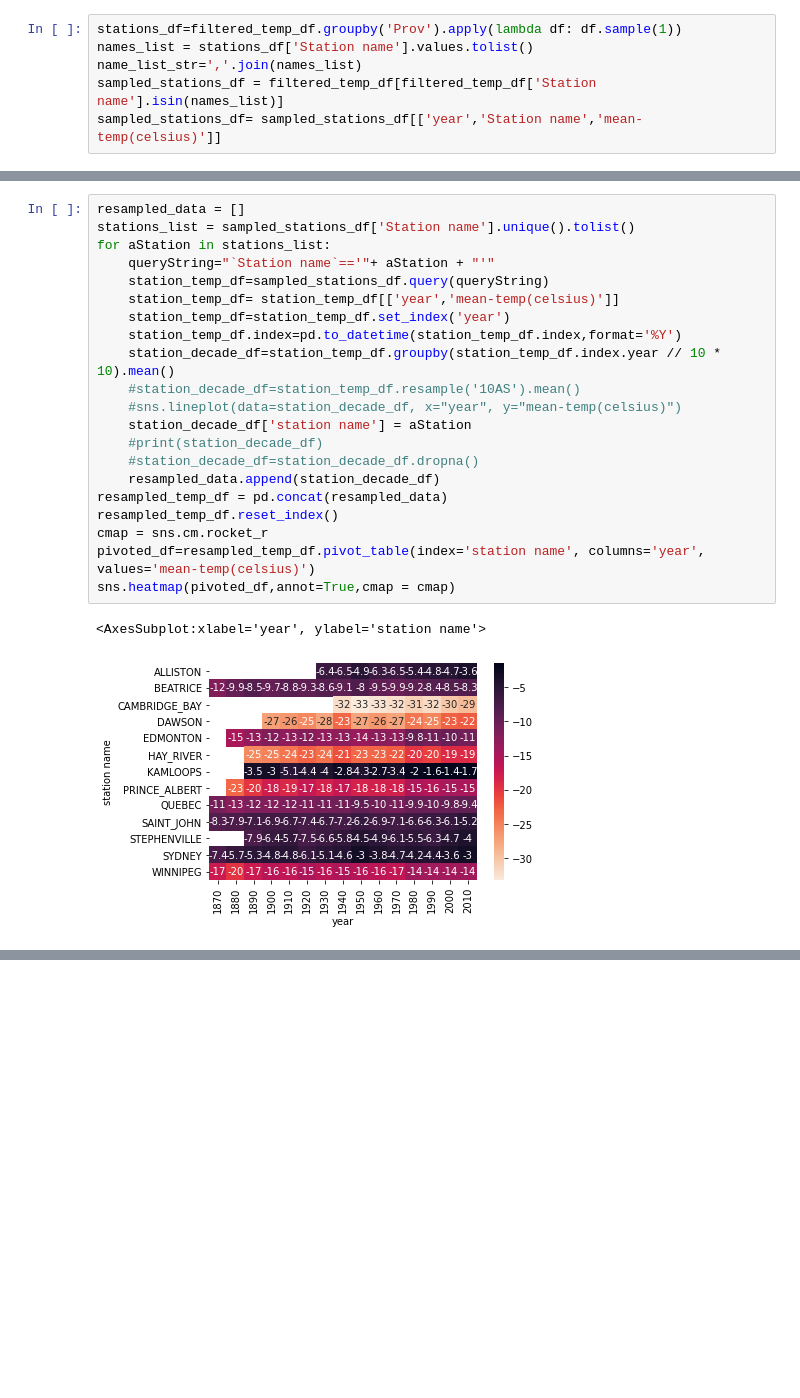
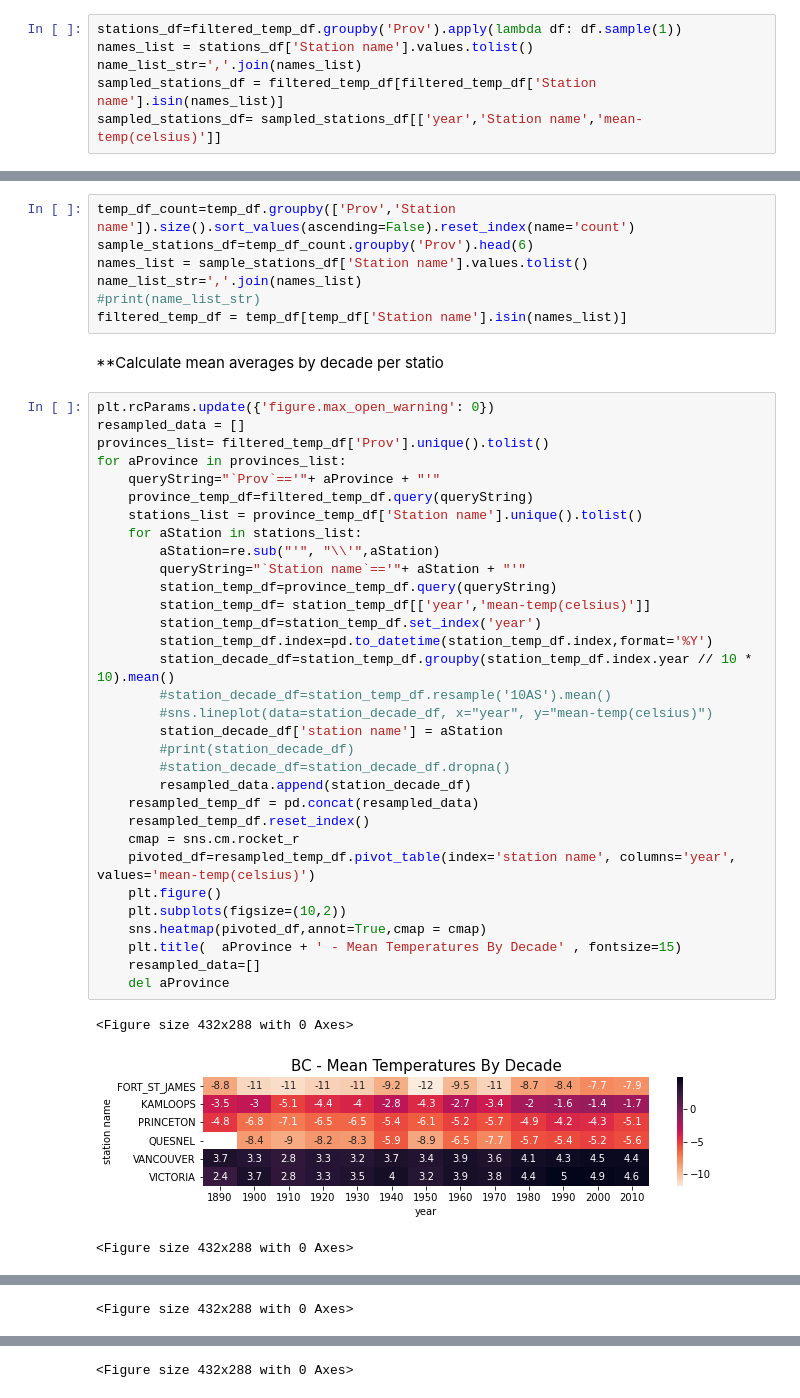
Before and after one commit to ielattar/Climate-Change, a Jupyter notebook: notebooks/temperature_trends.ipynb, the cells around one changed output, grey strips where cells are left out. Saved outputs shown, nothing was run; the diff lists cells and outputs as text; blank space fills up the shorter version.

Commit message:
add heat map per province

```diff
--- a/notebooks/temperature_trends.ipynb
+++ b/notebooks/temperature_trends.ipynb
@@ -92,24 +108,45 @@ sampled_stations_df= sampled_stations_df[['year','Station name','mean-temp(celsi
+# %%
+temp_df_count=temp_df.groupby(['Prov','Station name']).size().sort_values(ascending=False).reset_index(name='count')
+sample_stations_df=temp_df_count.groupby('Prov').head(6)
+names_list = sample_stations_df['Station name'].values.tolist()
+name_list_str=','.join(names_list)
+#print(name_list_str)
+filtered_temp_df = temp_df[temp_df['Station name'].isin(names_list)]
+# %% [markdown]
+**Calculate mean averages by decade per statio
 # %%
+plt.rcParams.update({'figure.max_open_warning': 0})
 resampled_data = []
-stations_list = sampled_stations_df['Station name'].unique().tolist()
-for aStation in stations_list:
-    queryString="`Station name`=='"+ aStation + "'"
-    station_temp_df=sampled_stations_df.query(queryString)
-    station_temp_df= station_temp_df[['year','mean-temp(celsius)']]
-    station_temp_df=station_temp_df.set_index('year')
-    station_temp_df.index=pd.to_datetime(station_temp_df.index,format='%Y')
-    station_decade_df=station_temp_df.groupby(station_temp_df.index.year // 10 * 10).mean()
-    #station_decade_df=station_temp_df.resample('10AS').mean()
-    #sns.lineplot(data=station_decade_df, x="year", y="mean-temp(celsius)")
-    station_decade_df['station name'] = aStation
-    #print(station_decade_df)
-    #station_decade_df=station_decade_df.dropna()
-    resampled_data.append(station_decade_df)
-resampled_temp_df = pd.concat(resampled_data)
-resampled_temp_df.reset_index()
-cmap = sns.cm.rocket_r
-pivoted_df=resampled_temp_df.pivot_table(index='station name', columns='year', values='mean-temp(celsius)')
-sns.heatmap(pivoted_df,annot=True,cmap = cmap)
+provinces_list= filtered_temp_df['Prov'].unique().tolist()
+for aProvince in provinces_list:
+    queryString="`Prov`=='"+ aProvince + "'"
+    province_temp_df=filtered_temp_df.query(queryString)
+    stations_list = province_temp_df['Station name'].unique().tolist()
+    for aStation in stations_list:
+        aStation=re.sub("'", "\\'",aStation)
+        queryString="`Station name`=='"+ aStation + "'"
+        station_temp_df=province_temp_df.query(queryString)
+        station_temp_df= station_temp_df[['year','mean-temp(celsius)']]
+        station_temp_df=station_temp_df.set_index('year')
+        station_temp_df.index=pd.to_datetime(station_temp_df.index,format='%Y')
+        station_decade_df=station_temp_df.groupby(station_temp_df.index.year // 10 * 10).mean()
+        #station_decade_df=station_temp_df.resample('10AS').mean()
+        #sns.lineplot(data=station_decade_df, x="year", y="mean-temp(celsius)")
+        station_decade_df['station name'] = aStation
+        #print(station_decade_df)
+        #station_decade_df=station_decade_df.dropna()
+        resampled_data.append(station_decade_df)
+    resampled_temp_df = pd.concat(resampled_data)
+    resampled_temp_df.reset_index()
+    cmap = sns.cm.rocket_r
+    pivoted_df=resampled_temp_df.pivot_table(index='station name', columns='year', values='mean-temp(celsius)')
+    plt.figure()
+    plt.subplots(figsize=(10,2))
+    sns.heatmap(pivoted_df,annot=True,cmap = cmap)
+    plt.title(  aProvince + ' - Mean Temperatures By Decade' , fontsize=15)
+    resampled_data=[]
+    del aProvince
 # %% [output]
-<AxesSubplot:xlabel='year', ylabel='station name'>
+<Figure size 432x288 with 0 Axes>
-[figure, old version]
+[figure, new version]
+<Figure size 432x288 with 0 Axes>
@@ -115,0 +154 @@ sns.heatmap(pivoted_df,annot=True,cmap = cmap)
+<Figure size 432x288 with 0 Axes>
@@ -115,0 +156 @@ sns.heatmap(pivoted_df,annot=True,cmap = cmap)
+<Figure size 432x288 with 0 Axes>
```
Also changed, not shown: parts of 5 cells of this notebook, 1 other file.
